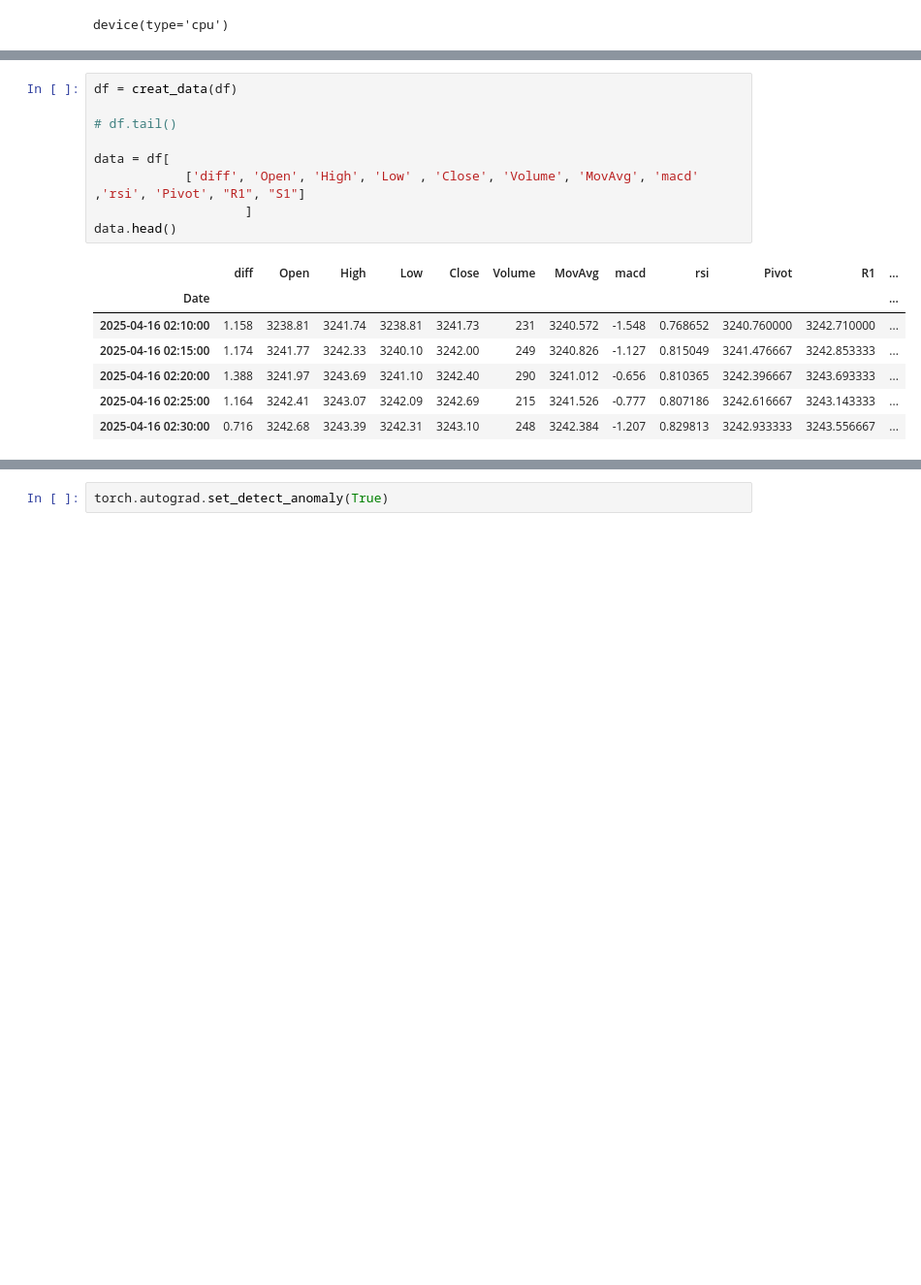
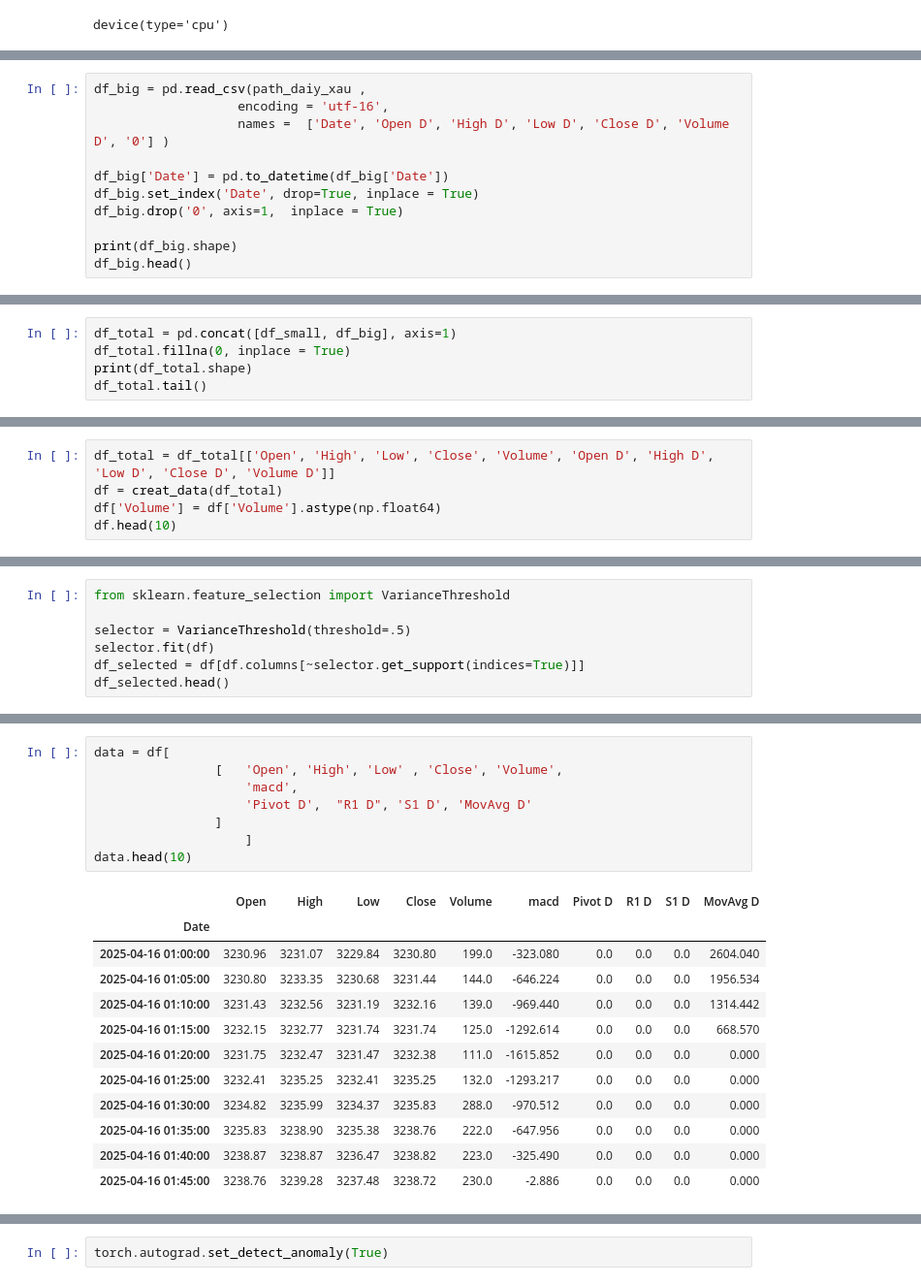
Before and after one commit to amirhu37/reinforc-gold, a Jupyter notebook: trade-with-ai-agent.ipynb, the cells around one changed output, grey strips where cells are left out. Shown at 97% size. Saved outputs shown, nothing was run; the diff lists cells and outputs as text; blank space fills up the shorter version.

```diff
--- a/trade-with-ai-agent.ipynb
+++ b/trade-with-ai-agent.ipynb
@@ -91,0 +83,11 @@ df.head()
+# %%
+df_big = pd.read_csv(path_daiy_xau ,
+                   encoding = 'utf-16',
+                   names =  ['Date', 'Open D', 'High D', 'Low D', 'Close D', 'Volume D', '0'] )
+
+df_big['Date'] = pd.to_datetime(df_big['Date'])
+df_big.set_index('Date', drop=True, inplace = True)
+df_big.drop('0', axis=1,  inplace = True)
+
+print(df_big.shape)
+df_big.head()
@@ -91,0 +103,5 @@ df.head()
+# %%
+df_total = pd.concat([df_small, df_big], axis=1)
+df_total.fillna(0, inplace = True)
+print(df_total.shape)
+df_total.tail()
@@ -164,0 +200,5 @@ def creat_data(df: pd.DataFrame):
+# %%
+df_total = df_total[['Open', 'High', 'Low', 'Close', 'Volume', 'Open D', 'High D', 'Low D', 'Close D', 'Volume D']]
+df = creat_data(df_total)
+df['Volume'] = df['Volume'].astype(np.float64)
+df.head(10)
@@ -164,0 +219,7 @@ def creat_data(df: pd.DataFrame):
+# %%
+from sklearn.feature_selection import VarianceThreshold
+
+selector = VarianceThreshold(threshold=.5)
+selector.fit(df)
+df_selected = df[df.columns[~selector.get_support(indices=True)]]
+df_selected.head()
@@ -165,20 +240,24 @@ def creat_data(df: pd.DataFrame):
 # %%
-df = creat_data(df)
-
-# df.tail()
-
 data = df[
-			['diff', 'Open', 'High', 'Low' , 'Close', 'Volume', 'MovAvg', 'macd'  ,'rsi', 'Pivot', "R1", "S1"]
-					]
-data.head()
+                [	'Open', 'High', 'Low' , 'Close', 'Volume',
+                    'macd',
+                    'Pivot D',  "R1 D", 'S1 D', 'MovAvg D'
+                ]
+                    ]
+data.head(10)
 # %% [output]
-|  | diff | Open | High | Low | Close | Volume | MovAvg | macd | rsi | Pivot | R1 | ... |
-| Date |  |  |  |  |  |  |  |  |  |  |  | ... |
-| 2025-04-16 02:10:00 | 1.158 | 3238.81 | 3241.74 | 3238.81 | 3241.73 | 231 | 3240.572 | -1.548 | 0.768652 | 3240.760000 | 3242.710000 | ... |
-| 2025-04-16 02:15:00 | 1.174 | 3241.77 | 3242.33 | 3240.10 | 3242.00 | 249 | 3240.826 | -1.127 | 0.815049 | 3241.476667 | 3242.853333 | ... |
-| 2025-04-16 02:20:00 | 1.388 | 3241.97 | 3243.69 | 3241.10 | 3242.40 | 290 | 3241.012 | -0.656 | 0.810365 | 3242.396667 | 3243.693333 | ... |
-| 2025-04-16 02:25:00 | 1.164 | 3242.41 | 3243.07 | 3242.09 | 3242.69 | 215 | 3241.526 | -0.777 | 0.807186 | 3242.616667 | 3243.143333 | ... |
-| 2025-04-16 02:30:00 | 0.716 | 3242.68 | 3243.39 | 3242.31 | 3243.10 | 248 | 3242.384 | -1.207 | 0.829813 | 3242.933333 | 3243.556667 | ... |
+|  | Open | High | Low | Close | Volume | macd | Pivot D | R1 D | S1 D | MovAvg D |
+| Date |  |  |  |  |  |  |  |  |  |  |
+| 2025-04-16 01:00:00 | 3230.96 | 3231.07 | 3229.84 | 3230.80 | 199.0 | -323.080 | 0.0 | 0.0 | 0.0 | 2604.040 |
+| 2025-04-16 01:05:00 | 3230.80 | 3233.35 | 3230.68 | 3231.44 | 144.0 | -646.224 | 0.0 | 0.0 | 0.0 | 1956.534 |
+| 2025-04-16 01:10:00 | 3231.43 | 3232.56 | 3231.19 | 3232.16 | 139.0 | -969.440 | 0.0 | 0.0 | 0.0 | 1314.442 |
+| 2025-04-16 01:15:00 | 3232.15 | 3232.77 | 3231.74 | 3231.74 | 125.0 | -1292.614 | 0.0 | 0.0 | 0.0 | 668.570 |
+| 2025-04-16 01:20:00 | 3231.75 | 3232.47 | 3231.47 | 3232.38 | 111.0 | -1615.852 | 0.0 | 0.0 | 0.0 | 0.000 |
+| 2025-04-16 01:25:00 | 3232.41 | 3235.25 | 3232.41 | 3235.25 | 132.0 | -1293.217 | 0.0 | 0.0 | 0.0 | 0.000 |
+| 2025-04-16 01:30:00 | 3234.82 | 3235.99 | 3234.37 | 3235.83 | 288.0 | -970.512 | 0.0 | 0.0 | 0.0 | 0.000 |
+| 2025-04-16 01:35:00 | 3235.83 | 3238.90 | 3235.38 | 3238.76 | 222.0 | -647.956 | 0.0 | 0.0 | 0.0 | 0.000 |
+| 2025-04-16 01:40:00 | 3238.87 | 3238.87 | 3236.47 | 3238.82 | 223.0 | -325.490 | 0.0 | 0.0 | 0.0 | 0.000 |
+| 2025-04-16 01:45:00 | 3238.76 | 3239.28 | 3237.48 | 3238.72 | 230.0 | -2.886 | 0.0 | 0.0 | 0.0 | 0.000 |
 # %%
 
 from typing import Any
```
Also changed, not shown: parts of 44 cells of this notebook.
